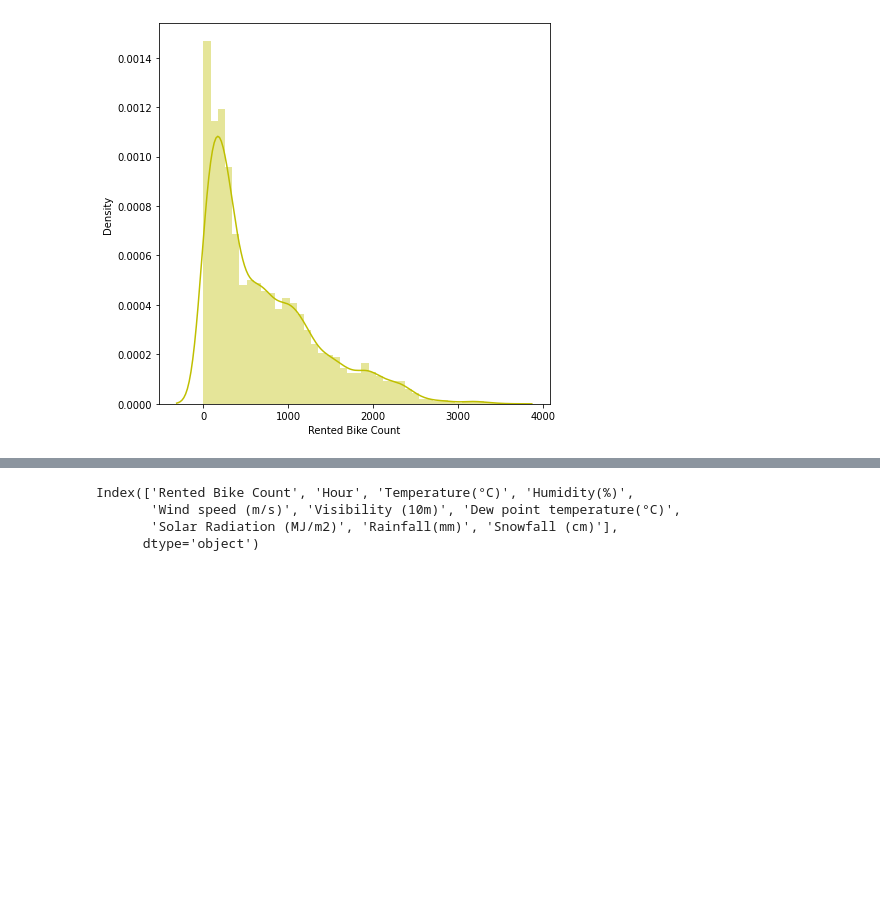
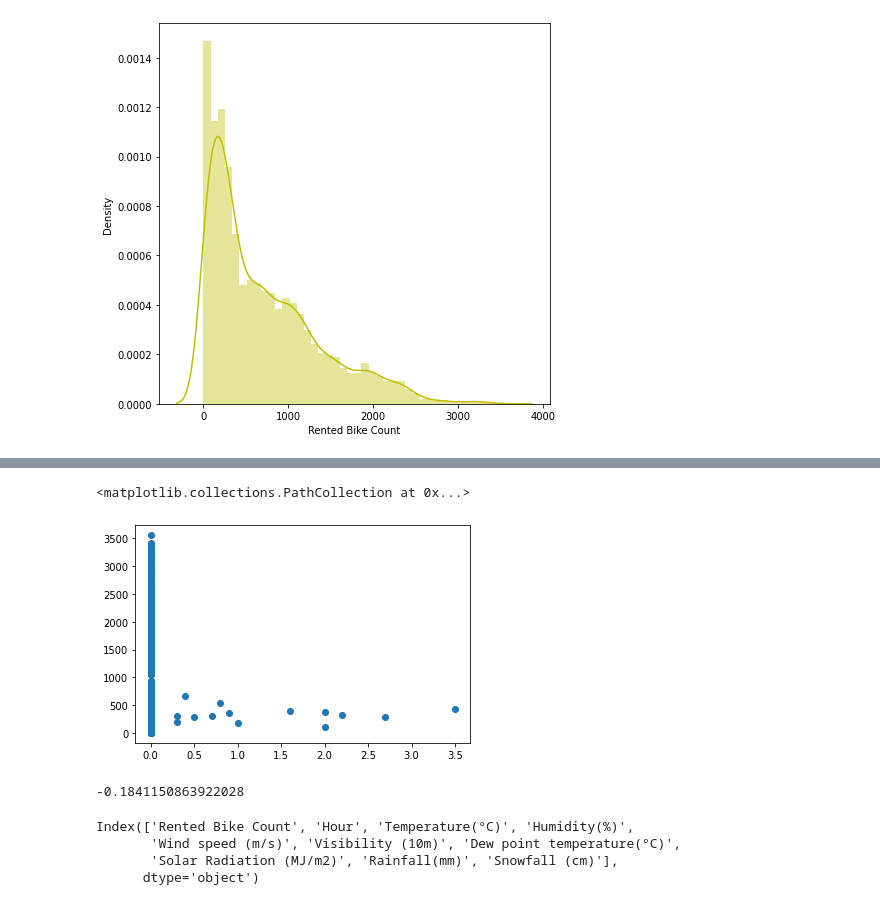
Before and after one commit to Ashishblthakre/Project_2, a Jupyter notebook: Bike_Sharing_Demand_Prediction_ashish_Capstone_Project.ipynb, the cells around one changed output, grey strips where cells are left out. Saved outputs shown, nothing was run; the diff lists cells and outputs as text; code cells hidden in the pictures; blank space fills up the shorter version.

```diff
--- a/Bike_Sharing_Demand_Prediction_ashish_Capstone_Project.ipynb
+++ b/Bike_Sharing_Demand_Prediction_ashish_Capstone_Project.ipynb
@@ -152,3 +208,12 @@ sns.distplot(dataset['Rented Bike Count'], color ='y')
+# %%
+plt.scatter(dataset[dataset['Hour']==18]['Snowfall (cm)'], dataset[dataset['Hour']==18]['Rented Bike Count'])
+# %% [output]
+<matplotlib.collections.PathCollection at 0x...>
+[figure, added]
+# %%
+dataset[dataset['Hour']==18]['Snowfall (cm)'].corr(dataset[dataset['Hour']==18]['Rented Bike Count'])
+# %% [output]
+-0.1841150863922028
 # %%
 # Numerical features
 
```
Also changed, not shown: parts of 76 cells of this notebook.
